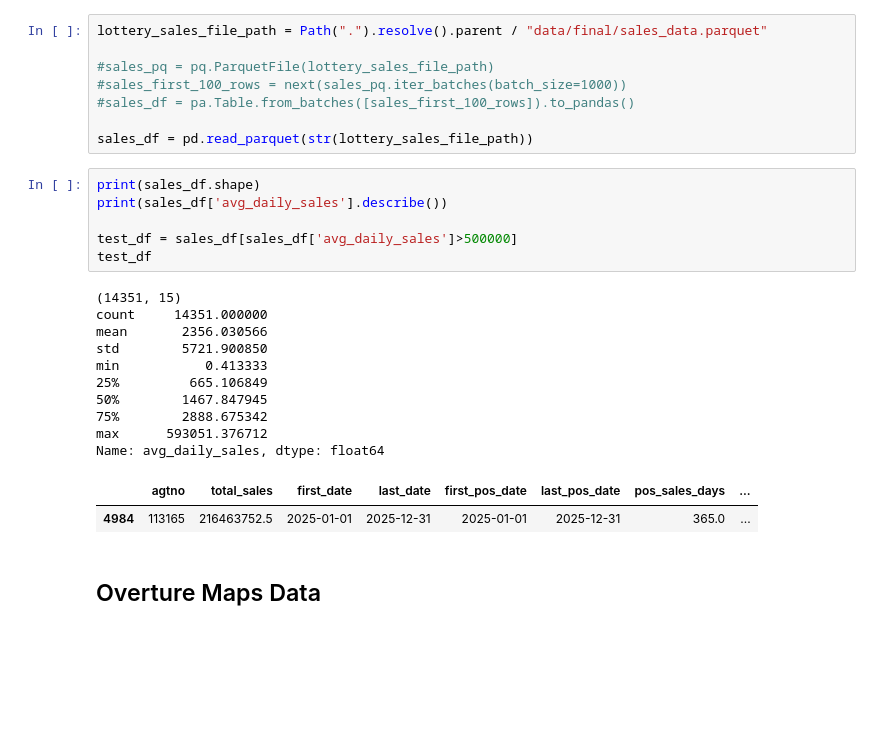
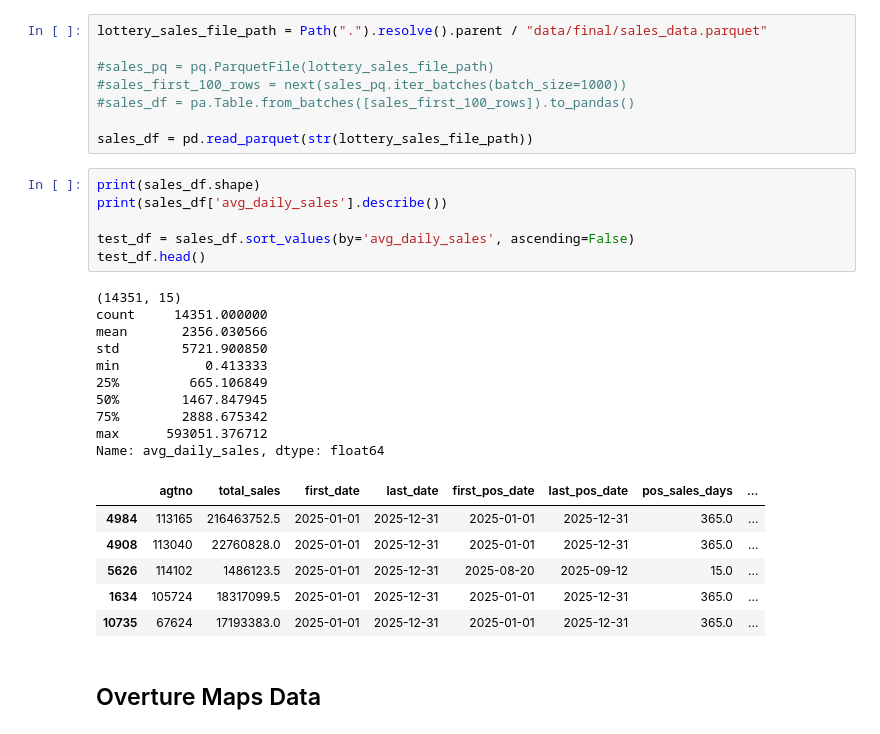
Before and after one commit to Ransommac13/mads_milestone_two, a Jupyter notebook: notebooks/variable_id.ipynb, the cells around one changed output. Drawn from its saved outputs; the diff is of its cells as text; blank space fills up the shorter version.

```diff
--- a/notebooks/variable_id.ipynb
+++ b/notebooks/variable_id.ipynb
@@ -56,22 +54,26 @@ sales_df = pd.read_parquet(str(lottery_sales_file_path))
 # %%
 print(sales_df.shape)
 print(sales_df['avg_daily_sales'].describe())
 
-test_df = sales_df[sales_df['avg_daily_sales']>500000]
-test_df
+test_df = sales_df.sort_values(by='avg_daily_sales', ascending=False)
+test_df.head()
 # %% [output]
 (14351, 15)
 count     14351.000000
 mean       2356.030566
 std        5721.900850
 min           0.413333
 25%         665.106849
 50%        1467.847945
 75%        2888.675342
 max      593051.376712
 Name: avg_daily_sales, dtype: float64
 |  | agtno | total_sales | first_date | last_date | first_pos_date | last_pos_date | pos_sales_days | ... |
 | 4984 | 113165 | 216463752.5 | 2025-01-01 | 2025-12-31 | 2025-01-01 | 2025-12-31 | 365.0 | ... |
+| 4908 | 113040 | 22760828.0 | 2025-01-01 | 2025-12-31 | 2025-01-01 | 2025-12-31 | 365.0 | ... |
+| 5626 | 114102 | 1486123.5 | 2025-01-01 | 2025-12-31 | 2025-08-20 | 2025-09-12 | 15.0 | ... |
+| 1634 | 105724 | 18317099.5 | 2025-01-01 | 2025-12-31 | 2025-01-01 | 2025-12-31 | 365.0 | ... |
+| 10735 | 67624 | 17193383.0 | 2025-01-01 | 2025-12-31 | 2025-01-01 | 2025-12-31 | 365.0 | ... |
 # %% [markdown]
 ## Overture Maps Data
 # %%
```
Also changed, not shown: parts of 1 cell of this notebook, 1 other file.
